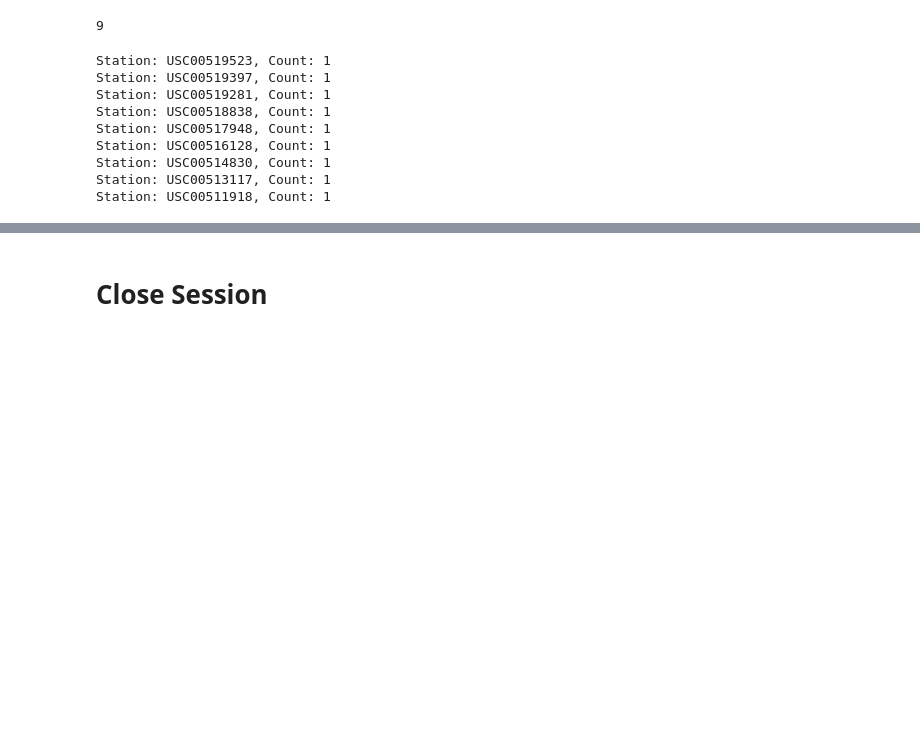
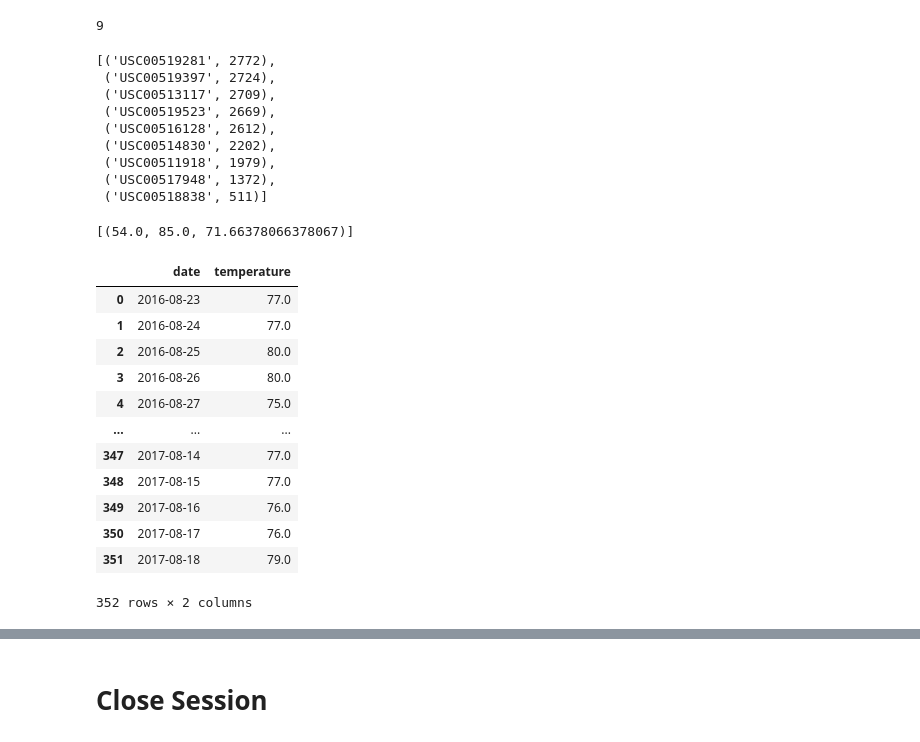
Before and after one commit to mwolfgangmath/SQLalchemy_challenge, a Jupyter notebook: SurfsUp/climateMW.ipynb, the cells around one changed output, grey strips where cells are left out. Drawn from its saved outputs; the diff is of its cells as text; code cells hidden in the pictures; blank space fills up the shorter version.

```diff
--- a/SurfsUp/climateMW.ipynb
+++ b/SurfsUp/climateMW.ipynb
@@ -146,27 +147,54 @@ station_count
 # %%
 # Design a query to find the most active stations (i.e. which stations have the most rows?)
 # List the stations and their counts in descending order.
+# Query and count stations, ordering by count in descending order
+station_counts = session.query(MeasurementClass.station, func.count(MeasurementClass.station)).\
+group_by(MeasurementClass.station).order_by(func.count(MeasurementClass.station).desc()).all()
 
-# Query and count stations, ordering by count in descending order
-station_counts = session.query(StationClass.station, func.count(StationClass.station)).\
-group_by(StationClass.station).order_by(func.count(StationClass.station).desc()).all()
-
-# Print the results
-for station, count in station_counts:
-    print(f"Station: {station}, Count: {count}")
+station_counts
 # %% [output]
-Station: USC00519523, Count: 1
-Station: USC00519397, Count: 1
-Station: USC00519281, Count: 1
-Station: USC00518838, Count: 1
-Station: USC00517948, Count: 1
-Station: USC00516128, Count: 1
-Station: USC00514830, Count: 1
-Station: USC00513117, Count: 1
-Station: USC00511918, Count: 1
+[('USC00519281', 2772),
+ ('USC00519397', 2724),
+ ('USC00513117', 2709),
+ ('USC00519523', 2669),
+ ('USC00516128', 2612),
+ ('USC00514830', 2202),
+ ('USC00511918', 1979),
+ ('USC00517948', 1372),
+ ('USC00518838', 511)]
 # %%
 # Using the most active station id from the previous query, calculate the lowest, highest, and average temperature.
-#HINT USE JOIN
+# How do I assign it to most_active_id =
+temps_active = session.query(
+    func.min(MeasurementClass.tobs),
+    func.max(MeasurementClass.tobs),
+    func.avg(MeasurementClass.tobs)
+).filter(MeasurementClass.station == 'USC00519281').all()
+
+temps_active
+# %% [output]
+[(54.0, 85.0, 71.66378066378067)]
 # %%
 # Using the most active station id
-# Query the last 12 months of temperature observation data for this station and plot the results as a histogram
+# Query the last 12 months of temperature observation data for this station
+
+temp_results=session.query(MeasurementClass.date,MeasurementClass.tobs).\
+filter(MeasurementClass.date>=prev_year).filter(MeasurementClass.station == 'USC00519281').all()
+
+# Convert the query results into a Pandas DataFrame
+temps_df = pd.DataFrame(temp_results, columns=['date', 'temperature'])
+temps_df
+# %% [output]
+|  | date | temperature |
+| 0 | 2016-08-23 | 77.0 |
+| 1 | 2016-08-24 | 77.0 |
+| 2 | 2016-08-25 | 80.0 |
+| 3 | 2016-08-26 | 80.0 |
+| 4 | 2016-08-27 | 75.0 |
+| ... | ... | ... |
+| 347 | 2017-08-14 | 77.0 |
+| 348 | 2017-08-15 | 77.0 |
+| 349 | 2017-08-16 | 76.0 |
+| 350 | 2017-08-17 | 76.0 |
+| 351 | 2017-08-18 | 79.0 |
+352 rows × 2 columns
```
Also changed, not shown: parts of 5 cells of this notebook.
